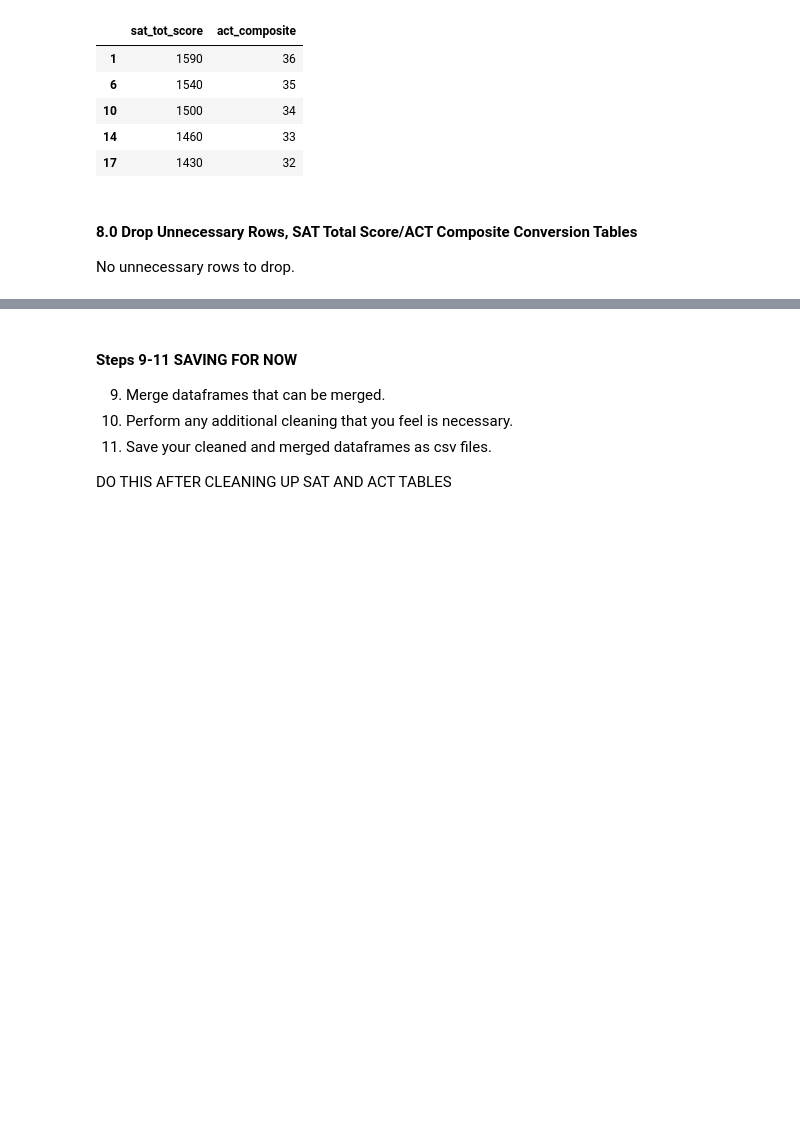
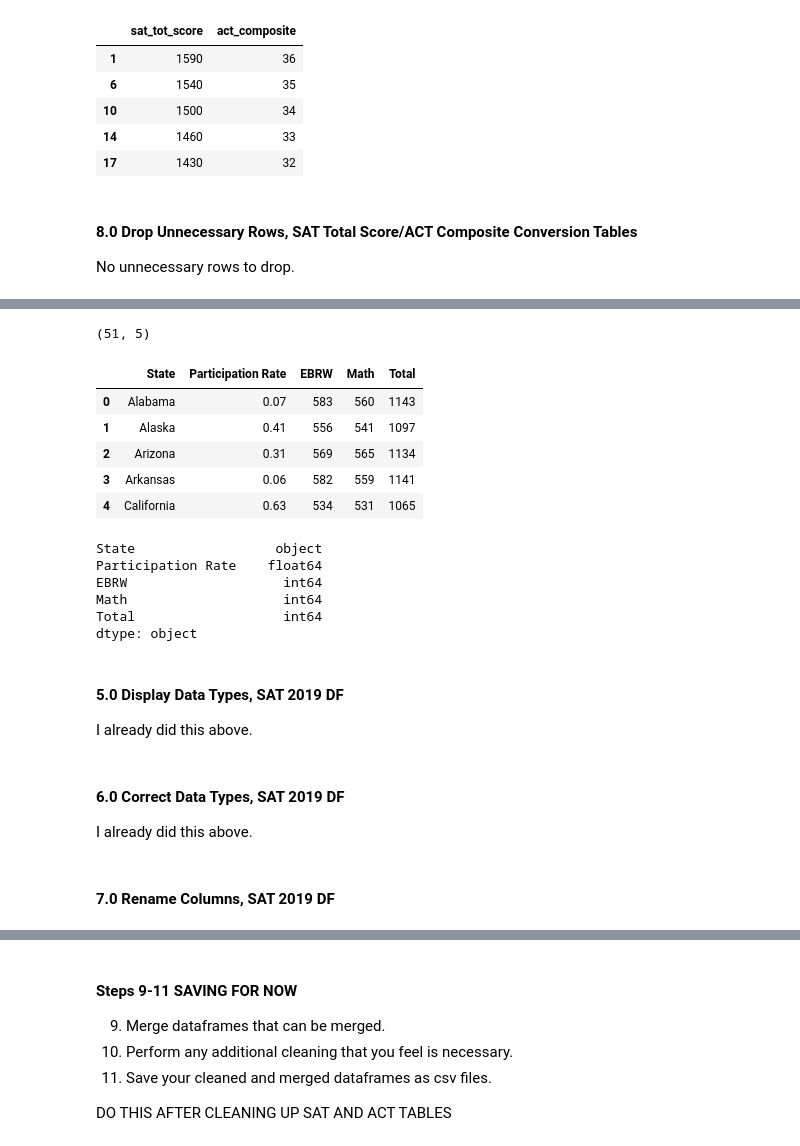
Before and after one commit to lmdunn/actsat, a Jupyter notebook: code/loren-starter-code.ipynb, the cells around one changed output, grey strips where cells are left out. Cells and saved outputs as stored; diff of their text form; code cells hidden in the pictures; blank space fills up the shorter version.

```diff
--- a/code/loren-starter-code.ipynb
+++ b/code/loren-starter-code.ipynb
@@ -120,3 +122,15 @@ def per_to_dec(percent):
+# %%
+# Code:
+
+# after working with the sat_19_df I discovered there were '-' in the 'Participation Rate' column
+# I wrote in a .replace('-', '0') but I realized it actually isn't a 0 participation rate for those territories,
+# so I eliminated it.
+
+def per_to_dec(percent):
+    """
+    this function converts percents in a string (%) format into a decimal, float format.
+    """
+    return float(percent.replace('%','').replace(' ', ''))/100
 # %%
 per_to_dec('30.25%')
 # %% [output]
@@ -316,0 +436,37 @@ No unnecessary rows to drop.
+# %%
+# Dropping the two cases of "-" in 'Participation Rate'
+sat_19_df = sat_19_df[sat_19_df['Participation Rate'] != '—']
+# %%
+sat_19_df.shape
+# %% [output]
+(51, 5)
+# %%
+sat_19_df['Participation Rate'] = sat_19_df['Participation Rate'].map(lambda x: per_to_dec(x))
+# %%
+sat_19_df.head()
+# %% [output]
+|  | State | Participation Rate | EBRW | Math | Total |
+| 0 | Alabama | 0.07 | 583 | 560 | 1143 |
+| 1 | Alaska | 0.41 | 556 | 541 | 1097 |
+| 2 | Arizona | 0.31 | 569 | 565 | 1134 |
+| 3 | Arkansas | 0.06 | 582 | 559 | 1141 |
+| 4 | California | 0.63 | 534 | 531 | 1065 |
+# %%
+sat_19_df.dtypes
+# %% [output]
+State                  object
+Participation Rate    float64
+EBRW                    int64
+Math                    int64
+Total                   int64
+dtype: object
+# %% [markdown]
+#### 5.0 Display Data Types, SAT 2019 DF
+
+I already did this above.
+# %% [markdown]
+#### 6.0 Correct Data Types, SAT 2019 DF
+
+I already did this above.
+# %% [markdown]
+#### 7.0 Rename Columns, SAT 2019 DF
```
Also changed, not shown: parts of 63 cells of this notebook, 6 other files.
